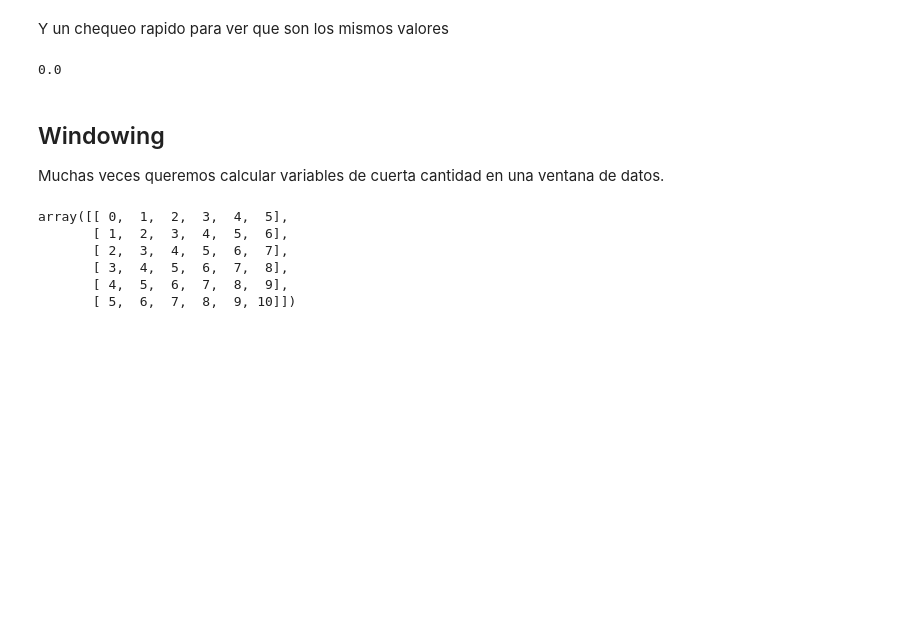
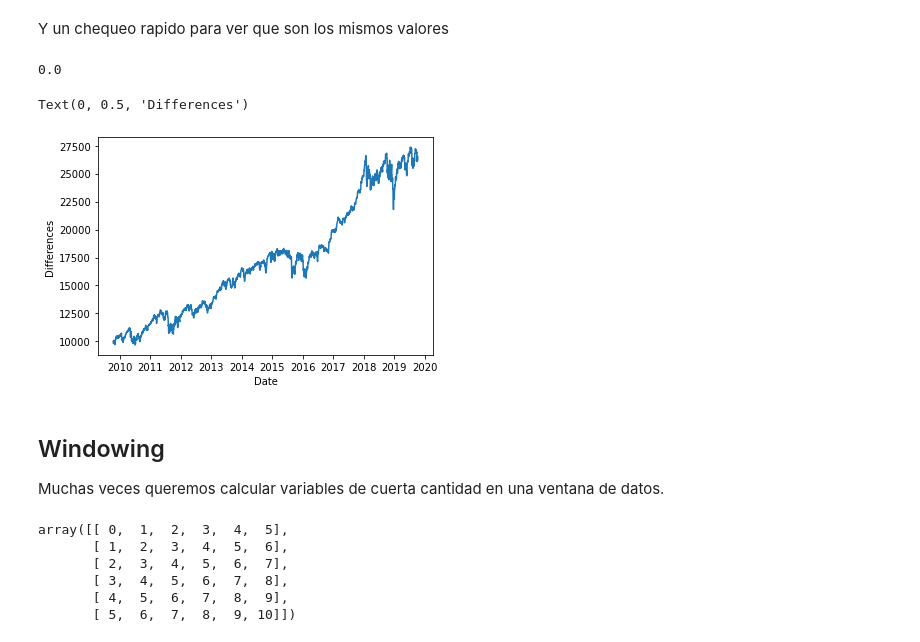
Before and after one commit to melanieoyarzun/taller_seriestiempo_IDS, a Jupyter notebook: Notebook-taller-bloque1.ipynb, the cells around one changed output. Drawn from its saved outputs; the diff is of its cells as text; code cells hidden in the pictures; blank space fills up the shorter version.

```diff
--- a/Notebook-taller-bloque1.ipynb
+++ b/Notebook-taller-bloque1.ipynb
@@ -533,6 +501,15 @@ Y un chequeo rapido para ver que son los mismos valores
 np.mean(rebuilt-values)
 # %% [output]
 0.0
+# %%
+# Graficamente es la misma serie original
+
+plt.plot(DJIA['DATE'].iloc[1:], rebuilt[1:])
+plt.xlabel('Date')
+plt.ylabel('Differences')
+# %% [output]
+Text(0, 0.5, 'Differences')
+[figure, added]
 # %% [markdown]
 ## Windowing
 
```
Also changed, not shown: parts of 59 cells of this notebook, 2 other files.
